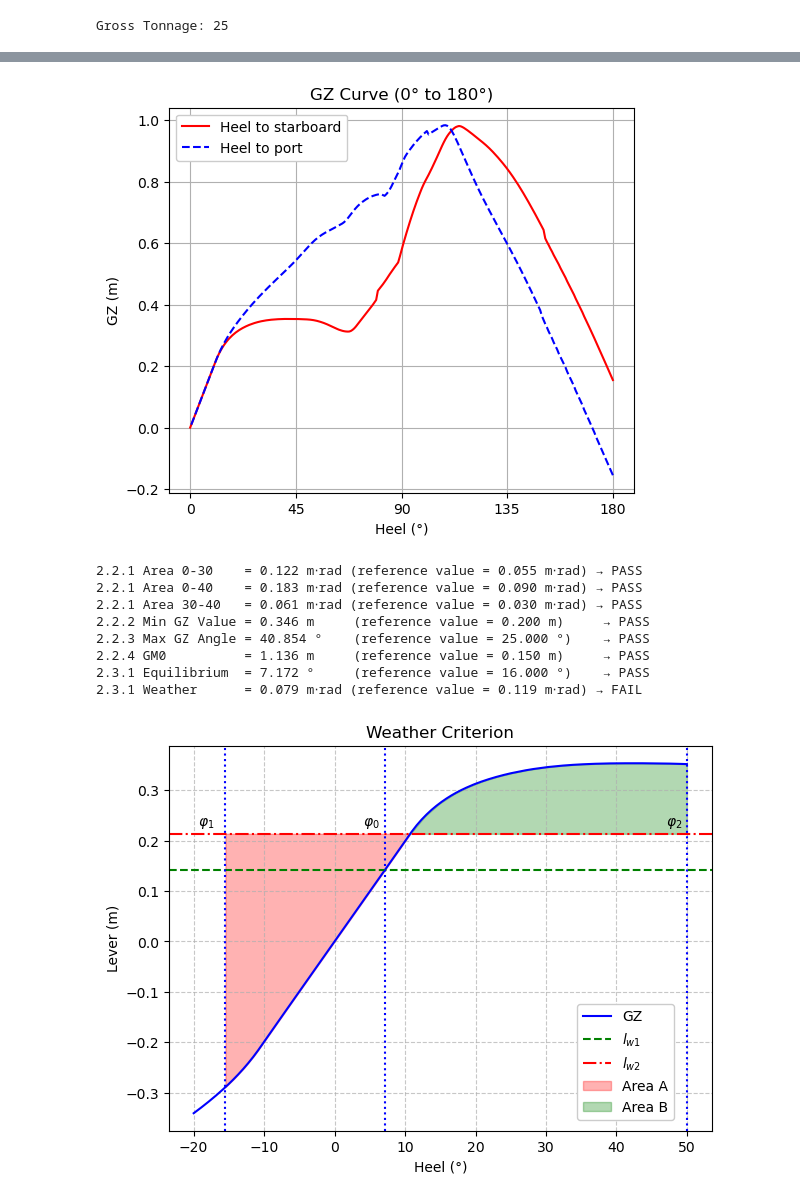
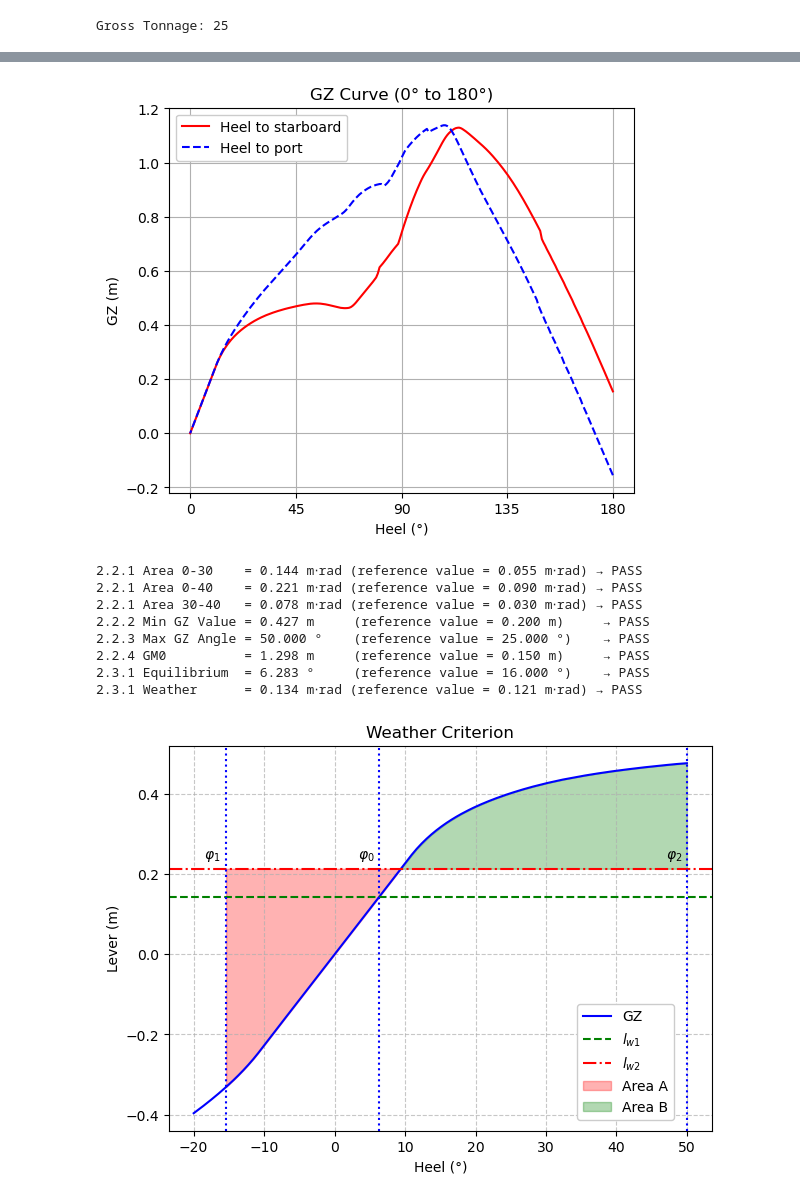
Before and after one commit to rodpcastro/rodpcastro.github.io, a Jupyter notebook: content/posts/0020_intact_stability_trawler-mor/files/trawler.ipynb, the cells around one changed output, grey strips where cells are left out. Drawn from its saved outputs; the diff is of its cells as text; code cells hidden in the pictures.

```diff
--- a/content/posts/0020_intact_stability_trawler-mor/files/trawler.ipynb
+++ b/content/posts/0020_intact_stability_trawler-mor/files/trawler.ipynb
@@ -55,10 +55,11 @@ Gross Tonnage: 25
 # %%
 # Estimation of weight parameters.
 # The parameter α, β and γ define the loading condition.
-# The following values determine the condition of full load departure.
-alpha = 1.0
-beta = 1.0
-gamma = 0.0
+# The following values determine the condition of fishing ground departure.
+# Heaviest loading condition -> design waterline
+alpha = 0.25
+beta = 0.0
+gamma = 1.0
 
 # Weight
 W0 = 2.434*GT
@@ -270,7 +271,7 @@ fig.savefig("gz_curve_prt_stb.svg", bbox_inches="tight")
 
 plt.show()
 # %% [output]
-[figure, old version]
+[figure, new version]
 # %%
 # Check the results against the International Code on Intact Stability (2008).
 heels = np.linspace(-20.0, 50.0, 200)
@@ -288,42 +289,42 @@ lw1 = 504 * emerged_area * wind_lever_arm / (9.81 * displacement)
 ctx.set_param('lw1', lw1)
 
 # The original script uses the waterline breadth, while it should be the moulded breadth.
 # The parameter below fixes this.
 ctx.set_param('breadth', breadth)
 
 engine = nv.ScriptEngine()
 criteria = engine.run_script_file("is_code_2008.rhai", ctx)
 
 for c in criteria.criteria:
     caval = f'{c.actual_value:.3f}' + ' ' +  c.unit
     crval = f'{c.required_value:.3f}' + ' ' +  c.unit + ')'
     print(f"{c.name:<18} = {caval:<11} (reference value = {crval:<12} → {c.status}")
 
 fig = nv.plotting.plot_criteria_result(criteria, show=False)[0]
 
 fig.set_size_inches(7, 5)
 ax = fig.axes[0]
 
 lines = ax.get_lines()
 lines[2].set_linestyle("dashdot")
 
 lines[1].set_label(r"$l_{w1}$")
 lines[2].set_label(r"$l_{w2}$")
 
-ax.text(4.1, 0.23, r"$\varphi_0$")
-ax.text(-19.4, 0.23, r"$\varphi_1$")
-ax.text(47, 0.23, r"$\varphi_2$")
+ax.text(3.3, 0.24, r"$\varphi_0$")
+ax.text(-18.5, 0.24, r"$\varphi_1$")
+ax.text(47, 0.24, r"$\varphi_2$")
 
 ax.legend(loc='lower left', bbox_to_anchor=(0.74, 0.01), framealpha=1)
 
 fig.savefig('weather_criterion.svg', bbox_inches='tight')
 # %% [output]
-2.2.1 Area 0-30    = 0.122 m⋅rad (reference value = 0.055 m⋅rad) → PASS
-2.2.1 Area 0-40    = 0.183 m⋅rad (reference value = 0.090 m⋅rad) → PASS
-2.2.1 Area 30-40   = 0.061 m⋅rad (reference value = 0.030 m⋅rad) → PASS
-2.2.2 Min GZ Value = 0.346 m     (reference value = 0.200 m)     → PASS
-2.2.3 Max GZ Angle = 40.854 °    (reference value = 25.000 °)    → PASS
-2.2.4 GM0          = 1.136 m     (reference value = 0.150 m)     → PASS
-2.3.1 Equilibrium  = 7.172 °     (reference value = 16.000 °)    → PASS
-2.3.1 Weather      = 0.079 m⋅rad (reference value = 0.119 m⋅rad) → FAIL
+2.2.1 Area 0-30    = 0.144 m⋅rad (reference value = 0.055 m⋅rad) → PASS
+2.2.1 Area 0-40    = 0.221 m⋅rad (reference value = 0.090 m⋅rad) → PASS
+2.2.1 Area 30-40   = 0.078 m⋅rad (reference value = 0.030 m⋅rad) → PASS
+2.2.2 Min GZ Value = 0.427 m     (reference value = 0.200 m)     → PASS
+2.2.3 Max GZ Angle = 50.000 °    (reference value = 25.000 °)    → PASS
+2.2.4 GM0          = 1.298 m     (reference value = 0.150 m)     → PASS
+2.3.1 Equilibrium  = 6.283 °     (reference value = 16.000 °)    → PASS
+2.3.1 Weather      = 0.134 m⋅rad (reference value = 0.121 m⋅rad) → PASS
-[figure, old version]
+[figure, new version]
```
Also changed, not shown: parts of 2 cells of this notebook, 6 other files.
